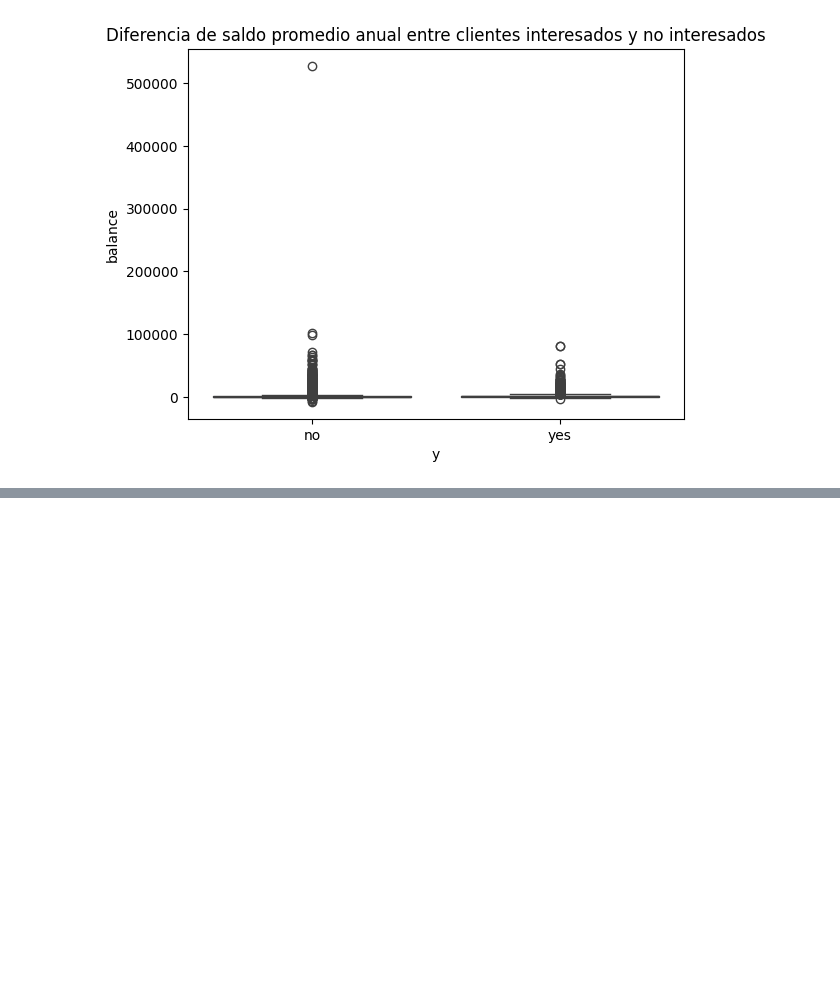
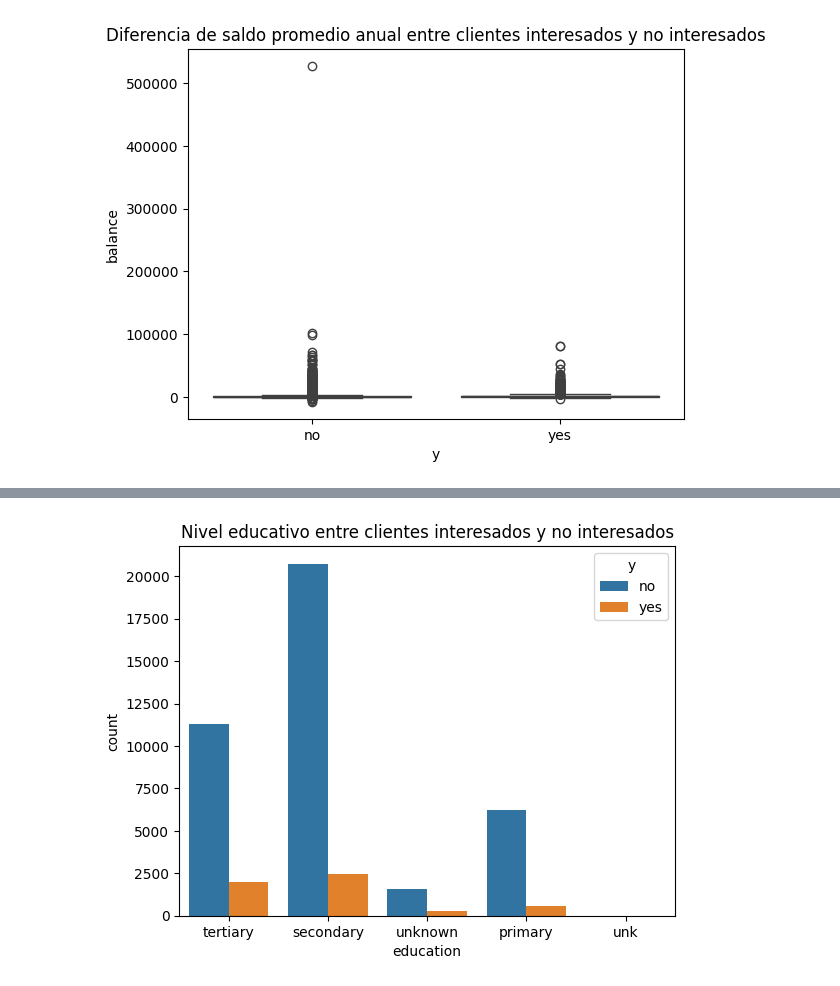
Before and after one commit to Eli0103/TalentoTech, a Jupyter notebook: DataCleaning.ipynb, the cells around one changed output, grey strips where cells are left out. Cells and saved outputs as stored; diff of their text form; code cells hidden in the pictures; blank space fills up the shorter version.

```diff
--- a/DataCleaning.ipynb
+++ b/DataCleaning.ipynb
@@ -403,0 +426,7 @@ plt.show()
+# %%
+#4. Nivel educativo predominante entre clientes interesados
+sns.countplot(x='education', hue='y', data=data)
+plt.title('Nivel educativo entre clientes interesados y no interesados')
+plt.show()
+# %% [output]
+[figure, added]
```
Also changed, not shown: parts of 16 cells of this notebook.
